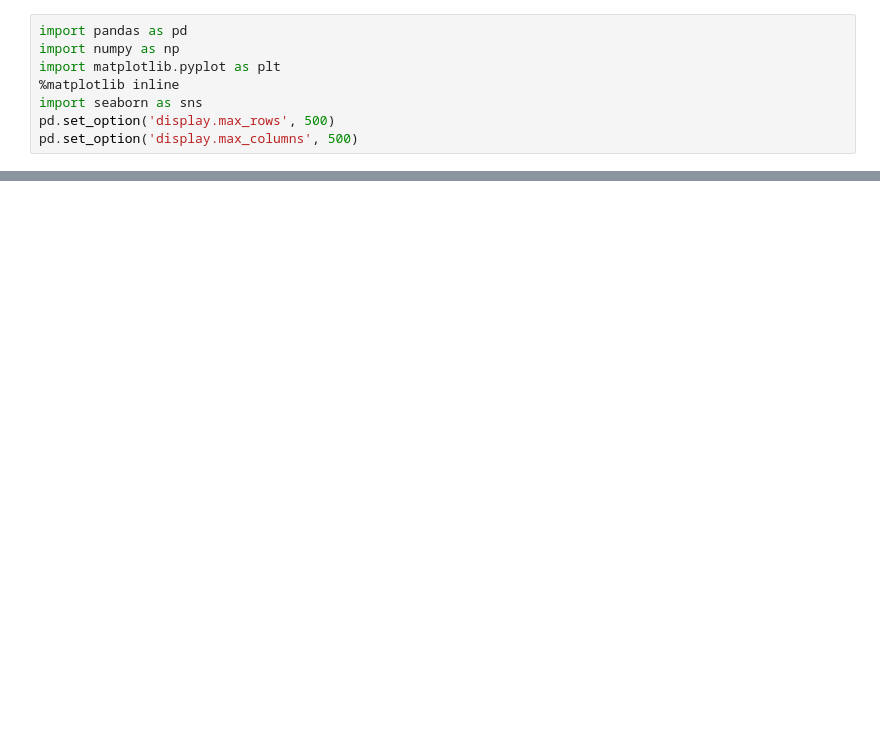
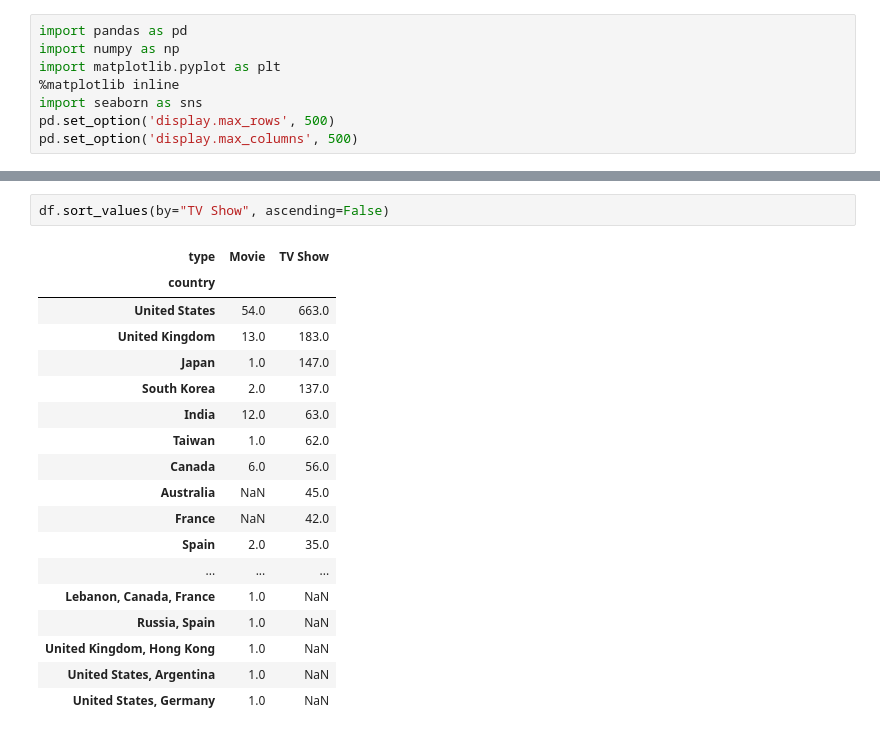
Before and after one commit to KarishmaVelagaleti/NetflixData, a Jupyter notebook: Netflix.ipynb, the cells around one changed output, grey strips where cells are left out. Saved outputs shown, nothing was run; the diff lists cells and outputs as text; blank space fills up the shorter version.

```diff
--- a/Netflix.ipynb
+++ b/Netflix.ipynb
@@ -196,0 +100,21 @@ plt.hist(release_year)
+# %%
+df.sort_values(by="TV Show", ascending=False)
+# %% [output]
+| type | Movie | TV Show |
+| country |  |  |
+| United States | 54.0 | 663.0 |
+| United Kingdom | 13.0 | 183.0 |
+| Japan | 1.0 | 147.0 |
+| South Korea | 2.0 | 137.0 |
+| India | 12.0 | 63.0 |
+| Taiwan | 1.0 | 62.0 |
+| Canada | 6.0 | 56.0 |
+| Australia | NaN | 45.0 |
+| France | NaN | 42.0 |
+| Spain | 2.0 | 35.0 |
+| ... | ... | ... |
+| Lebanon, Canada, France | 1.0 | NaN |
+| Russia, Spain | 1.0 | NaN |
+| United Kingdom, Hong Kong | 1.0 | NaN |
+| United States, Argentina | 1.0 | NaN |
+| United States, Germany | 1.0 | NaN |
```
Also changed, not shown: parts of 48 cells of this notebook.
